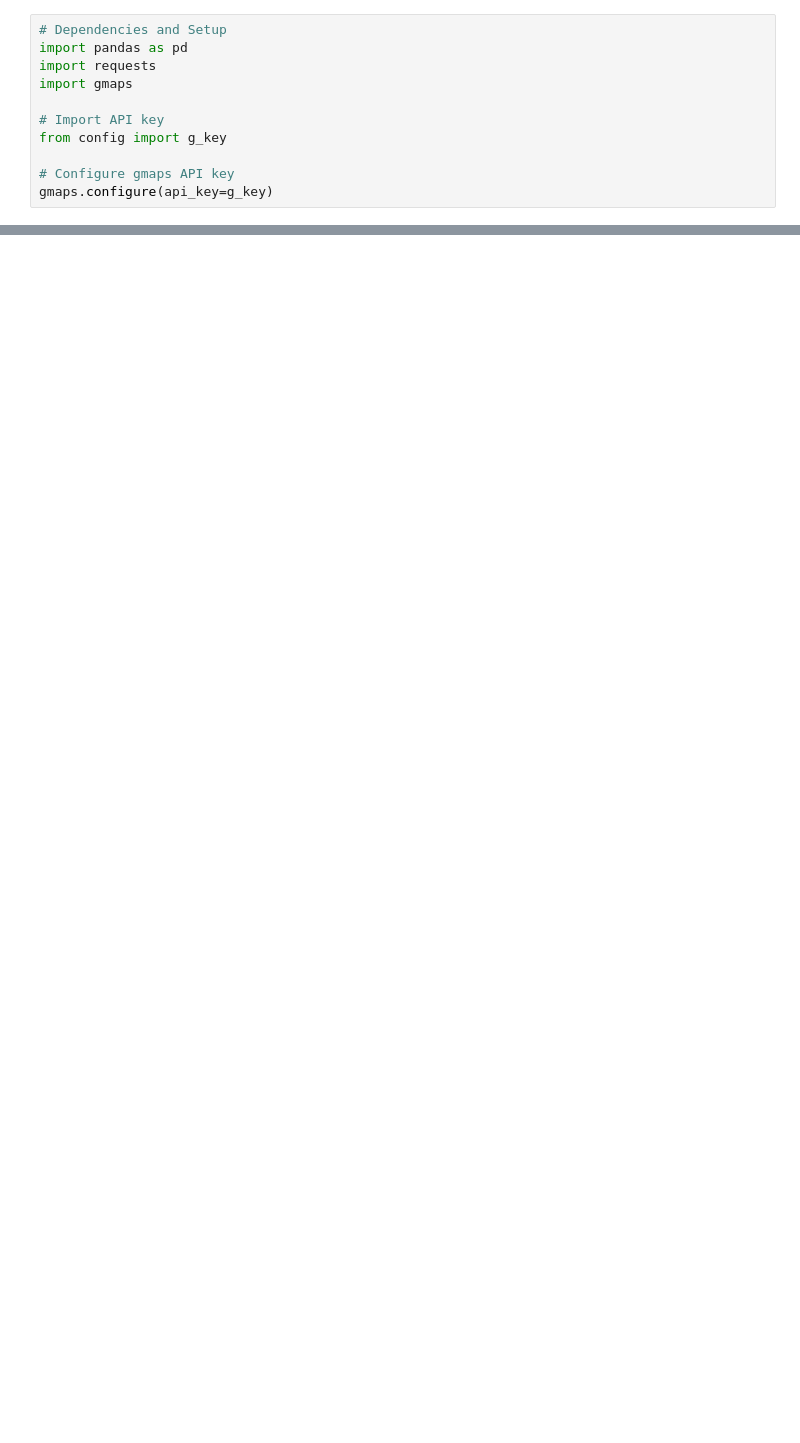
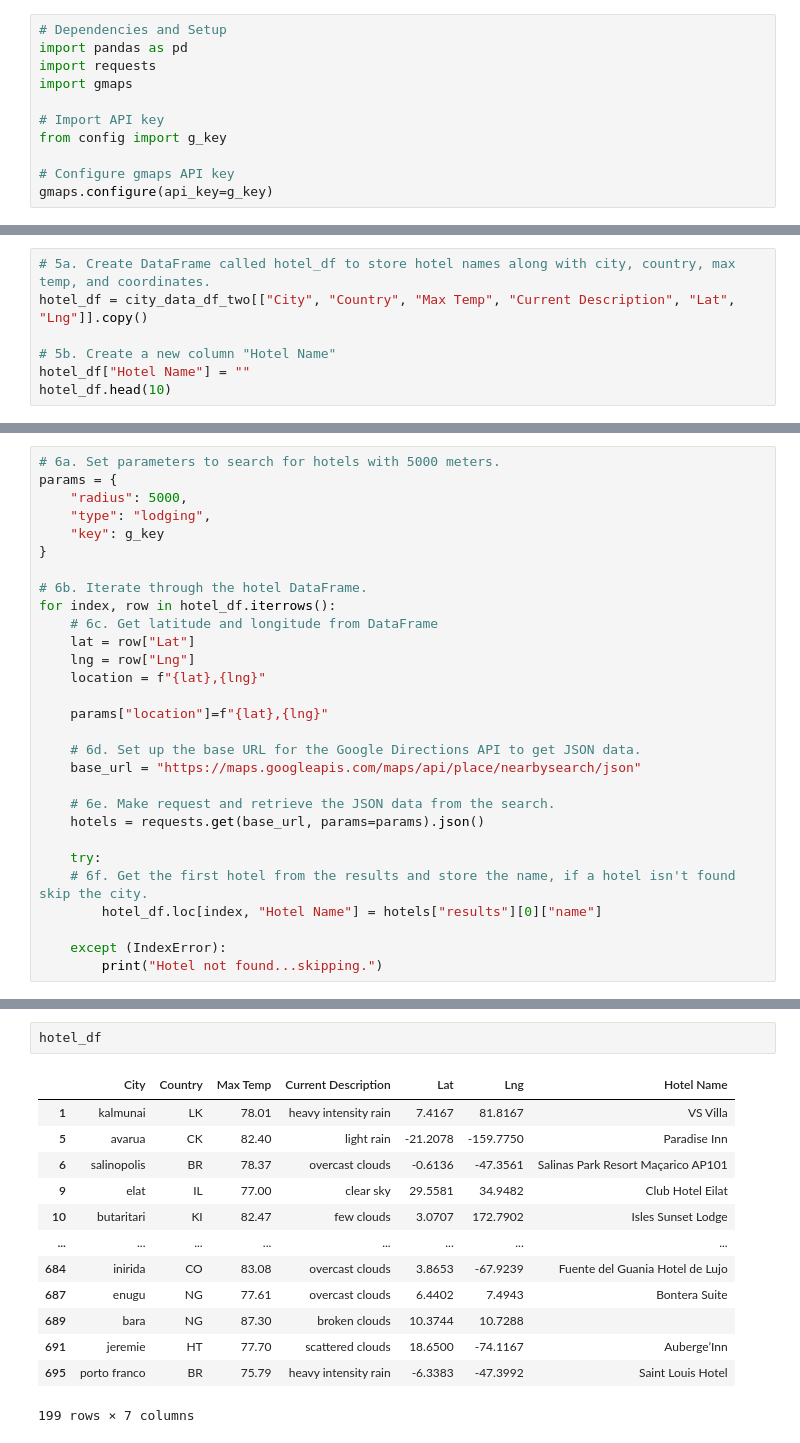
Before and after one commit to giuliatasca103/World_Weather_Analysis, a Jupyter notebook: Vacation_Search/Vacation_Search.ipynb, the cells around one changed output, grey strips where cells are left out. Drawn from its saved outputs; the diff is of its cells as text; blank space fills up the shorter version.

```diff
--- a/Vacation_Search/Vacation_Search.ipynb
+++ b/Vacation_Search/Vacation_Search.ipynb
@@ -17,0 +82,7 @@ FileNotFoundError: [Errno 2] No such file or directory: 'World_Weather_Analysis/
+# %%
+# 5a. Create DataFrame called hotel_df to store hotel names along with city, country, max temp, and coordinates.
+hotel_df = city_data_df_two[["City", "Country", "Max Temp", "Current Description", "Lat", "Lng"]].copy()
+
+# 5b. Create a new column "Hotel Name"
+hotel_df["Hotel Name"] = ""
+hotel_df.head(10)
@@ -17,0 +101,29 @@ FileNotFoundError: [Errno 2] No such file or directory: 'World_Weather_Analysis/
+# %%
+# 6a. Set parameters to search for hotels with 5000 meters.
+params = {
+    "radius": 5000,
+    "type": "lodging",
+    "key": g_key
+}
+
+# 6b. Iterate through the hotel DataFrame.
+for index, row in hotel_df.iterrows():
+    # 6c. Get latitude and longitude from DataFrame
+    lat = row["Lat"]
+    lng = row["Lng"]
+    location = f"{lat},{lng}"
+
+    params["location"]=f"{lat},{lng}"
+
+    # 6d. Set up the base URL for the Google Directions API to get JSON data.
+    base_url = "https://maps.googleapis.com/maps/api/place/nearbysearch/json"
+
+    # 6e. Make request and retrieve the JSON data from the search.
+    hotels = requests.get(base_url, params=params).json()
+
+    try:
+    # 6f. Get the first hotel from the results and store the name, if a hotel isn't found skip the city.
+        hotel_df.loc[index, "Hotel Name"] = hotels["results"][0]["name"]
+
+    except (IndexError):
+        print("Hotel not found...skipping.")
@@ -17,0 +148,16 @@ FileNotFoundError: [Errno 2] No such file or directory: 'World_Weather_Analysis/
+# %%
+hotel_df
+# %% [output]
+|  | City | Country | Max Temp | Current Description | Lat | Lng | Hotel Name |
+| 1 | kalmunai | LK | 78.01 | heavy intensity rain | 7.4167 | 81.8167 | VS Villa |
+| 5 | avarua | CK | 82.40 | light rain | -21.2078 | -159.7750 | Paradise Inn |
+| 6 | salinopolis | BR | 78.37 | overcast clouds | -0.6136 | -47.3561 | Salinas Park Resort Maçarico AP101 |
+| 9 | elat | IL | 77.00 | clear sky | 29.5581 | 34.9482 | Club Hotel Eilat |
+| 10 | butaritari | KI | 82.47 | few clouds | 3.0707 | 172.7902 | Isles Sunset Lodge |
+| ... | ... | ... | ... | ... | ... | ... | ... |
+| 684 | inirida | CO | 83.08 | overcast clouds | 3.8653 | -67.9239 | Fuente del Guania Hotel de Lujo |
+| 687 | enugu | NG | 77.61 | overcast clouds | 6.4402 | 7.4943 | Bontera Suite |
+| 689 | bara | NG | 87.30 | broken clouds | 10.3744 | 10.7288 |  |
+| 691 | jeremie | HT | 77.70 | scattered clouds | 18.6500 | -74.1167 | Auberge’Inn |
+| 695 | porto franco | BR | 75.79 | heavy intensity rain | -6.3383 | -47.3992 | Saint Louis Hotel |
+199 rows × 7 columns
```
Also changed, not shown: parts of 12 cells of this notebook, 10 other files.
